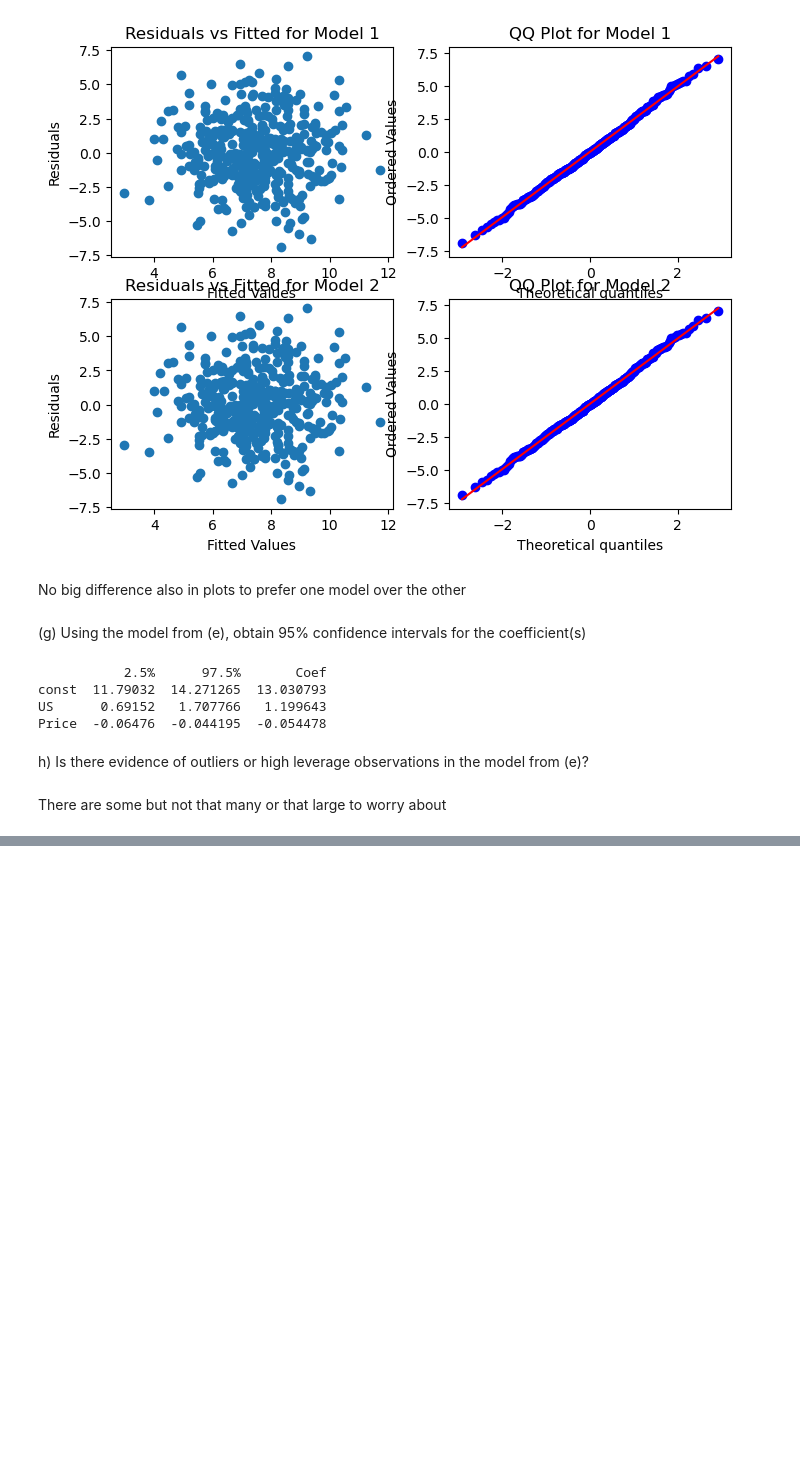
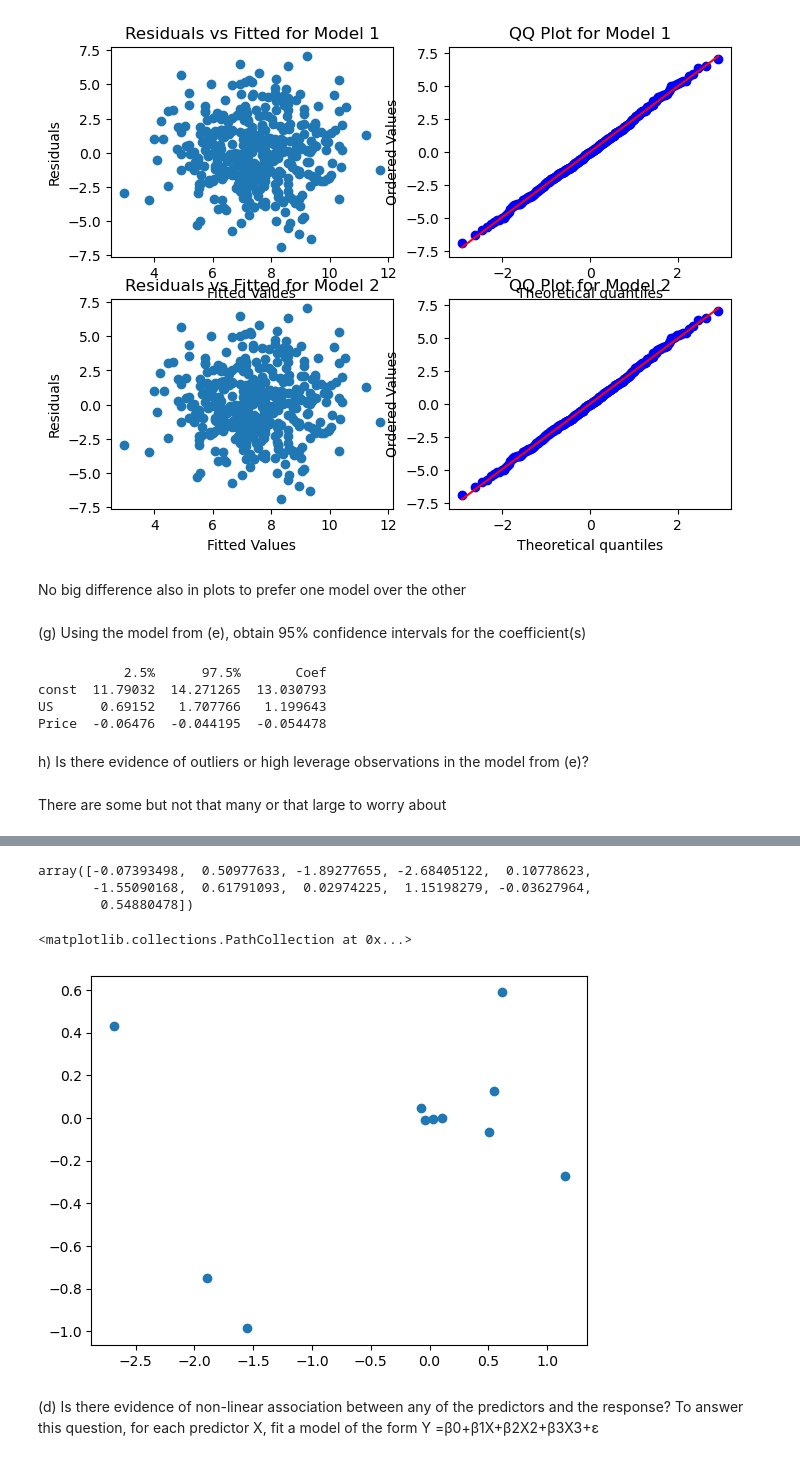
Before and after one commit to Reytrei/ST3187_Assignment2, a Jupyter notebook: Assignment2.ipynb, the cells around one changed output, grey strips where cells are left out. Saved outputs shown, nothing was run; the diff lists cells and outputs as text; code cells hidden in the pictures; blank space fills up the shorter version.

```diff
--- a/Assignment2.ipynb
+++ b/Assignment2.ipynb
@@ -177,0 +383,15 @@ There are some but not that many or that large to worry about
+# %%
+coef_a = np.delete(coef_a,3)
+coef_b =coef_b.drop('nox')
+# %% [output]
+array([-0.07393498,  0.50977633, -1.89277655, -2.68405122,  0.10778623,
+       -1.55090168,  0.61791093,  0.02974225,  1.15198279, -0.03627964,
+        0.54880478])
+# %%
+plt.scatter(coef_a, coef_b)
+# %% [output]
+<matplotlib.collections.PathCollection at 0x...>
+[figure, added]
+# %% [markdown]
+(d) Is there evidence of non-linear association between any of the predictors and the response? To answer this question, for each predictor X, fit a model of the form Y
+=β0+β1X+β2X2+β3X3+ε
```
Also changed, not shown: parts of 15 cells of this notebook.
